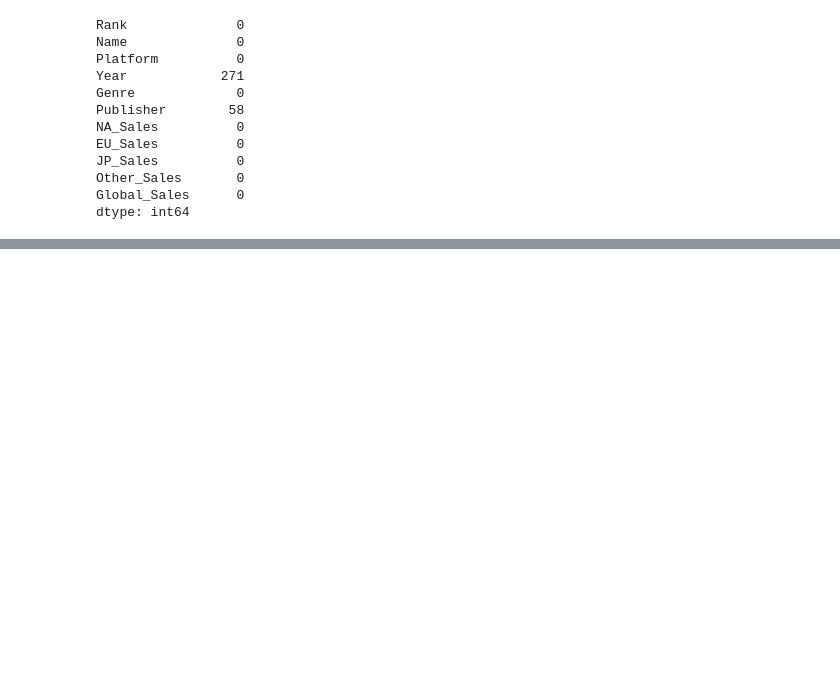
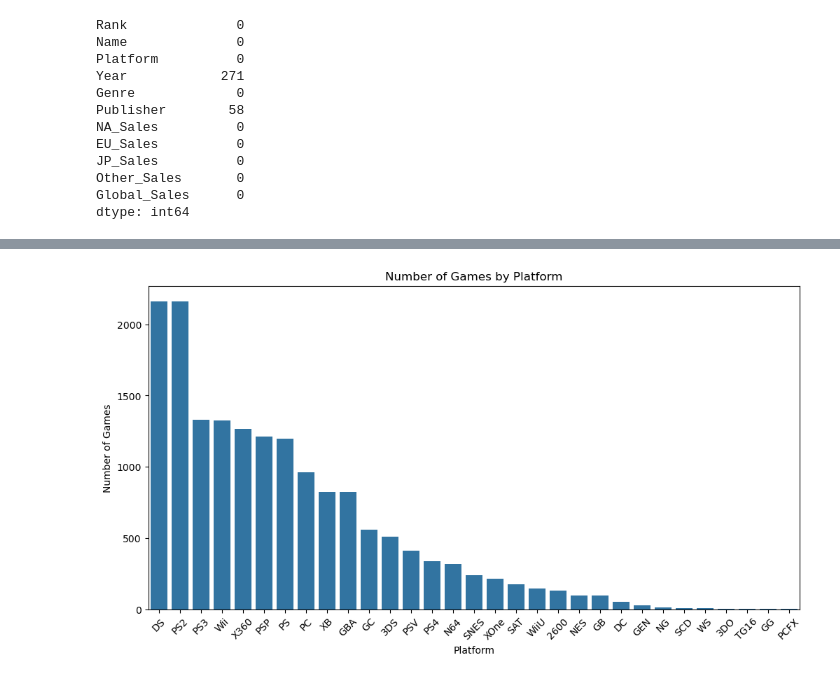
Before and after one commit to Geass4955/Projects, a Jupyter notebook: Video Game Sales Analysis/vgsales.ipynb, the cells around one changed output, grey strips where cells are left out. Saved outputs shown, nothing was run; the diff lists cells and outputs as text; code cells hidden in the pictures; blank space fills up the shorter version.

```diff
--- a/Video Game Sales Analysis/vgsales.ipynb
+++ b/Video Game Sales Analysis/vgsales.ipynb
@@ -79,0 +538,17 @@ df.describe(include="all")
+# %%
+plt.figure(figsize=(12,6))
+
+sns.countplot(
+    data=df,
+    x="Platform",
+    order=df["Platform"].value_counts().index
+)
+
+plt.title("Number of Games by Platform")
+plt.xlabel("Platform")
+plt.ylabel("Number of Games")
+plt.xticks(rotation=45)
+
+plt.show()
+# %% [output]
+[figure, added]
```
Also changed, not shown: parts of 53 cells of this notebook.
